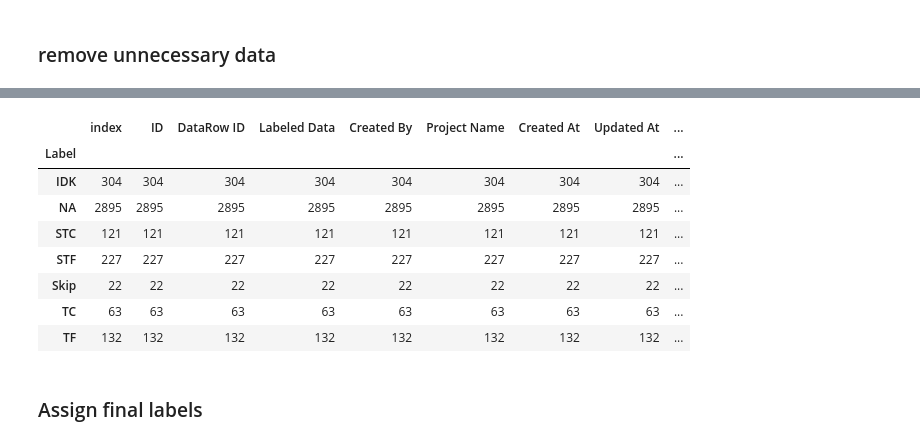
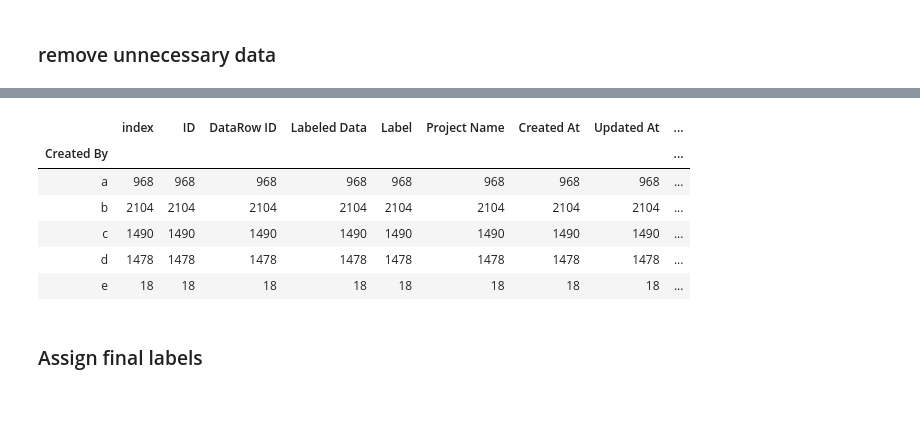
Before and after one commit to dndsmith/watson_ci_career_readiness, a Jupyter notebook: src/clean_data_for_model.ipynb, the cells around one changed output, grey strips where cells are left out. Cells and saved outputs as stored; diff of their text form; code cells hidden in the pictures; blank space fills up the shorter version.

```diff
--- a/src/clean_data_for_model.ipynb
+++ b/src/clean_data_for_model.ipynb
@@ -3,7 +3,7 @@ import pandas as pd
 from operator import itemgetter
 import csv
 import numpy as np
-df = pd.read_csv (r"../data/raw_labelbox_exports/11:13:19.csv")
+df = pd.read_csv (r"../data/raw_labelbox_exports/newexport.csv")
 # %% [markdown]
 ### Using this to get the entries with no consensus
 # %% [markdown]
@@ -34,6 +34,8 @@ for index, row in df.iterrows():
         df.iloc[index, 5] = "a"
     if row["Created By"] == "dcottle@g.clemson.edu":
         df.iloc[index, 5] = "c"
+    if row["Created By"] == "jcrosb3@g.clemson.edu":
+        df.iloc[index, 5] = "e"
     if row["Created By"] == "mkollur@g.clemson.edu":
         df.iloc[index, 5] = "d"
 df.head()
@@ -47,15 +49,13 @@ df.head()
 # %%
-df.groupby("Label").agg("count")
+df.groupby("Created By").agg("count")
 # %% [output]
-|  | index | ID | DataRow ID | Labeled Data | Created By | Project Name | Created At | Updated At | ... |
-| Label |  |  |  |  |  |  |  |  | ... |
-| IDK | 304 | 304 | 304 | 304 | 304 | 304 | 304 | 304 | ... |
-| NA | 2895 | 2895 | 2895 | 2895 | 2895 | 2895 | 2895 | 2895 | ... |
-| STC | 121 | 121 | 121 | 121 | 121 | 121 | 121 | 121 | ... |
-| STF | 227 | 227 | 227 | 227 | 227 | 227 | 227 | 227 | ... |
-| Skip | 22 | 22 | 22 | 22 | 22 | 22 | 22 | 22 | ... |
-| TC | 63 | 63 | 63 | 63 | 63 | 63 | 63 | 63 | ... |
-| TF | 132 | 132 | 132 | 132 | 132 | 132 | 132 | 132 | ... |
+|  | index | ID | DataRow ID | Labeled Data | Label | Project Name | Created At | Updated At | ... |
+| Created By |  |  |  |  |  |  |  |  | ... |
+| a | 968 | 968 | 968 | 968 | 968 | 968 | 968 | 968 | ... |
+| b | 2104 | 2104 | 2104 | 2104 | 2104 | 2104 | 2104 | 2104 | ... |
+| c | 1490 | 1490 | 1490 | 1490 | 1490 | 1490 | 1490 | 1490 | ... |
+| d | 1478 | 1478 | 1478 | 1478 | 1478 | 1478 | 1478 | 1478 | ... |
+| e | 18 | 18 | 18 | 18 | 18 | 18 | 18 | 18 | ... |
 # %% [markdown]
 ### Assign final labels
 # %%
```
Also changed, not shown: parts of 5 cells of this notebook, 2 other files.
